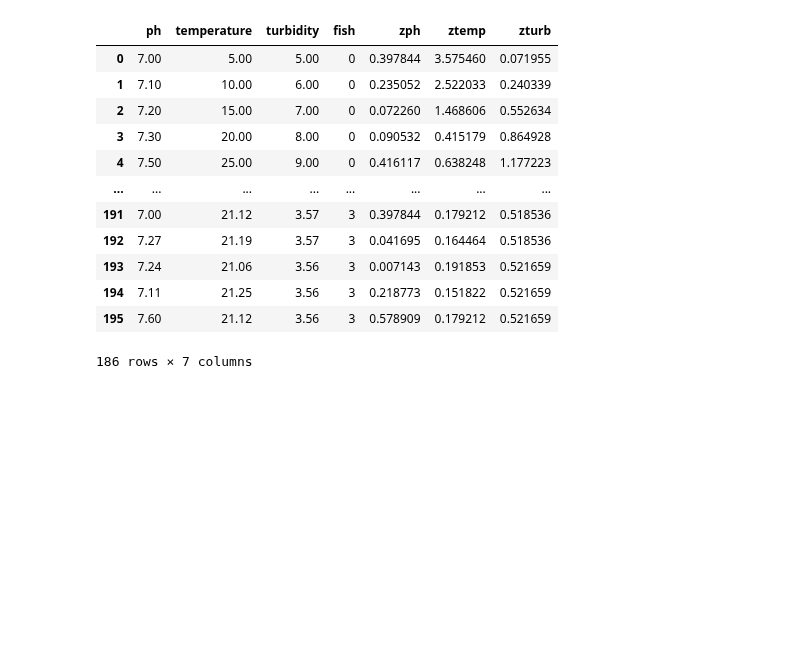
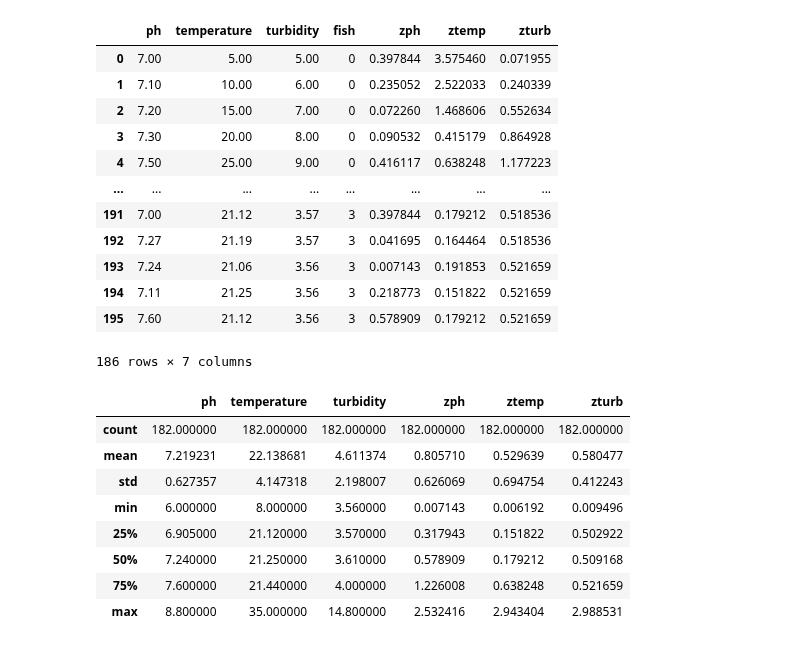
Before and after one commit to vvrgit/Aquaculture, a Jupyter notebook: Aquaculture_Data_Preprocessing_Fish_Species.ipynb, the cells around one changed output. Cells and saved outputs as stored; diff of their text form; code cells hidden in the pictures; blank space fills up the shorter version.

```diff
--- a/Aquaculture_Data_Preprocessing_Fish_Species.ipynb
+++ b/Aquaculture_Data_Preprocessing_Fish_Species.ipynb
@@ -419,3 +441,15 @@ data_z
 | 194 | 7.11 | 21.25 | 3.56 | 3 | 0.218773 | 0.151822 | 0.521659 |
 | 195 | 7.60 | 21.12 | 3.56 | 3 | 0.578909 | 0.179212 | 0.521659 |
 186 rows × 7 columns
+# %%
+data_z.describe()
+# %% [output]
+|  | ph | temperature | turbidity | zph | ztemp | zturb |
+| count | 182.000000 | 182.000000 | 182.000000 | 182.000000 | 182.000000 | 182.000000 |
+| mean | 7.219231 | 22.138681 | 4.611374 | 0.805710 | 0.529639 | 0.580477 |
+| std | 0.627357 | 4.147318 | 2.198007 | 0.626069 | 0.694754 | 0.412243 |
+| min | 6.000000 | 8.000000 | 3.560000 | 0.007143 | 0.006192 | 0.009496 |
+| 25% | 6.905000 | 21.120000 | 3.570000 | 0.317943 | 0.151822 | 0.502922 |
+| 50% | 7.240000 | 21.250000 | 3.610000 | 0.578909 | 0.179212 | 0.509168 |
+| 75% | 7.600000 | 21.440000 | 4.000000 | 1.226008 | 0.638248 | 0.521659 |
+| max | 8.800000 | 35.000000 | 14.800000 | 2.532416 | 2.943404 | 2.988531 |
```
Also changed, not shown: parts of 12 cells of this notebook.
